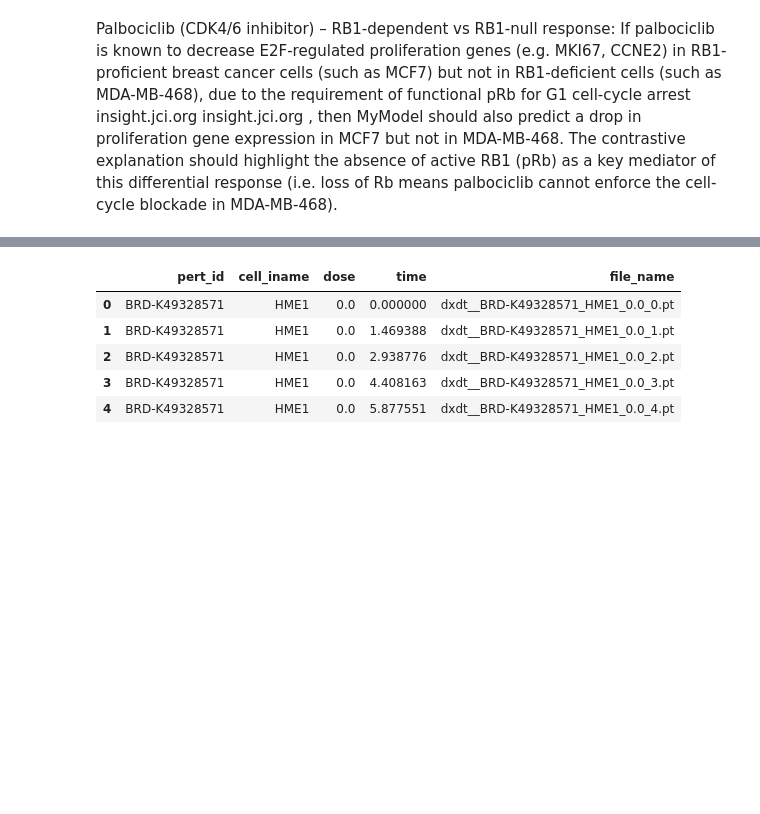
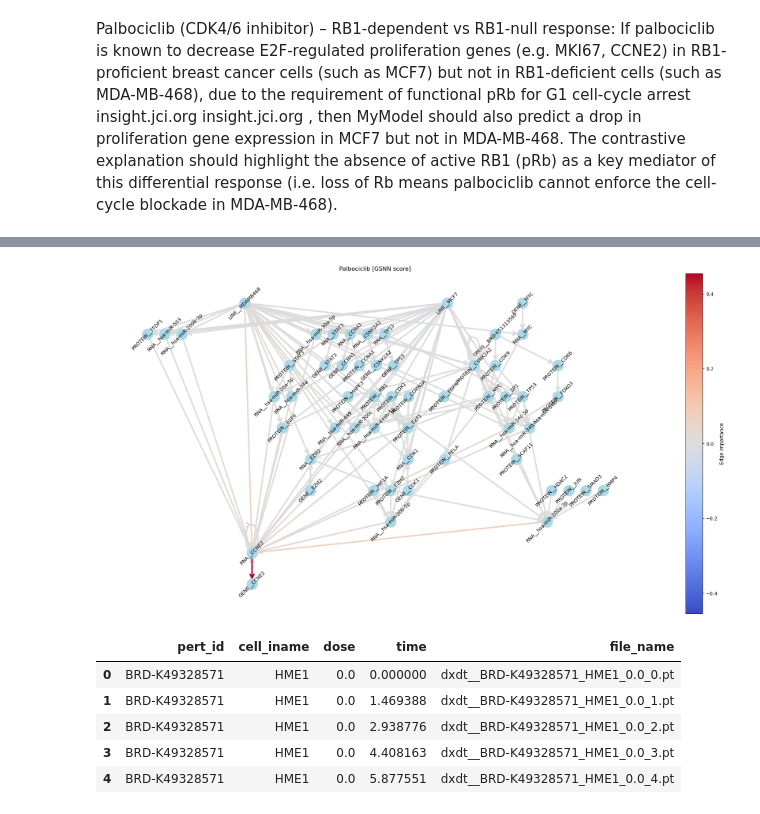
Before and after one commit to nathanieljevans/lincs-gsnn, a Jupyter notebook: notebooks/05a_EXPLAIN__Palbociclib_RB1.ipynb, the cells around one changed output, grey strips where cells are left out. Saved outputs shown, nothing was run; the diff lists cells and outputs as text; code cells hidden in the pictures; blank space fills up the shorter version.

```diff
--- a/notebooks/05a_EXPLAIN__Palbociclib_RB1.ipynb
+++ b/notebooks/05a_EXPLAIN__Palbociclib_RB1.ipynb
@@ -37,3 +40,6 @@ Palbociclib (CDK4/6 inhibitor) – RB1-dependent vs RB1-null response: If palboc
 insight.jci.org
 insight.jci.org
 , then MyModel should also predict a drop in proliferation gene expression in MCF7 but not in MDA-MB-468. The contrastive explanation should highlight the absence of active RB1 (pRb) as a key mediator of this differential response (i.e. loss of Rb means palbociclib cannot enforce the cell-cycle blockade in MDA-MB-468).
+# %%
+cres = pd.read_csv('/home/teddy/local/workflow_outputs/lincs-gsnn/all_edges_included/palbociclib_rb1/aggregated_cres.csv')
+out_dict = torch.load('/home/teddy/local/workflow_outputs/lincs-gsnn/all_edges_included/palbociclib_rb1/aggregated_out_dict.pt')
@@ -39,0 +56,28 @@ insight.jci.org
+# %%
+cres = cres.fillna(0)
+cres_gsnn = cres[['source', 'target'] + [f'gsnn_score_sample_{i}' for i in range(50)]]
+cres_gsnn = cres_gsnn.set_index(['source', 'target'])
+cres_gsnn = cres_gsnn.assign(mean_gsnn_score = cres_gsnn.values.mean(axis=1))
+cres_gsnn = cres_gsnn.assign(std_gsnn_score = cres_gsnn.values.std(axis=1))
+cres_gsnn = cres_gsnn.assign(prob_gsnn_score = (cres_gsnn.values > 0.5).mean(axis=1))
+cres_gsnn = cres_gsnn[['mean_gsnn_score', 'std_gsnn_score', 'prob_gsnn_score']]
+
+cres_ig = cres[['source', 'target'] + [f'ig_score_sample_{i}' for i in range(50)]]
+cres_ig = cres_ig.set_index(['source', 'target'])
+cres_ig = cres_ig.assign(mean_ig_score = cres_ig.values.mean(axis=1))
+cres_ig = cres_ig.assign(std_ig_score = cres_ig.values.std(axis=1))
+cres_ig = cres_ig.assign(prob_pos_ig_score = (cres_ig.values > 0.).mean(axis=1))
+cres_ig = cres_ig.assign(prob_neg_ig_score = (cres_ig.values < 0.).mean(axis=1))
+cres_ig = cres_ig[['mean_ig_score', 'std_ig_score', 'prob_pos_ig_score', 'prob_neg_ig_score']]
+
+cres_oc = cres[['source', 'target'] + [f'occlusion_score_sample_{i}' for i in range(50)]]
+cres_oc = cres_oc.set_index(['source', 'target'])
+cres_oc = cres_oc.assign(mean_oc_score = cres_oc.values.mean(axis=1))
+cres_oc = cres_oc.assign(std_oc_score = cres_oc.values.std(axis=1))
+cres_oc = cres_oc[['mean_oc_score', 'std_oc_score']]
+
+cres_agg = cres_gsnn.merge(cres_ig, on=['source', 'target'], how='inner').merge(cres_oc, on=['source', 'target'], how='inner')
+cres_agg = cres_agg.assign(abs_ig_score = lambda x: x.mean_ig_score.abs(),
+                           abs_oc_score = lambda x: x.mean_oc_score.abs())
+
+cres_agg.sort_values(by='abs_ig_score', ascending=False).head(100)
@@ -40,3 +140,10 @@ insight.jci.org
+# %%
+plot_edge_importance(cres_agg[lambda x: x.prob_gsnn_score > 0.5].reset_index().rename(columns={'mean_ig_score': 'score'}),
+                     figsize=(20,10),
+                     leafs=['GENE__CCNE2'],
+                     title=f'Palbociclib [GSNN score]')
+# %% [output]
+[figure, added]
 # %%
 root_gsnn = '/home/teddy/local/workflow_outputs/lincs-gsnn/all_edges_included'
 root_traj = '/home/teddy/local/workflow_outputs/lincs-traj/default_v03_from_arc'
```
Also changed, not shown: parts of 6 cells of this notebook, 2 other files.
